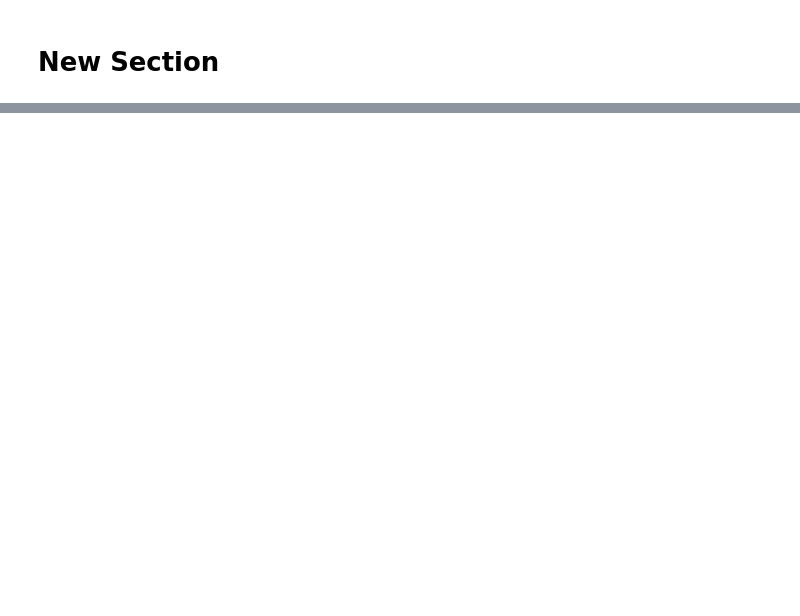
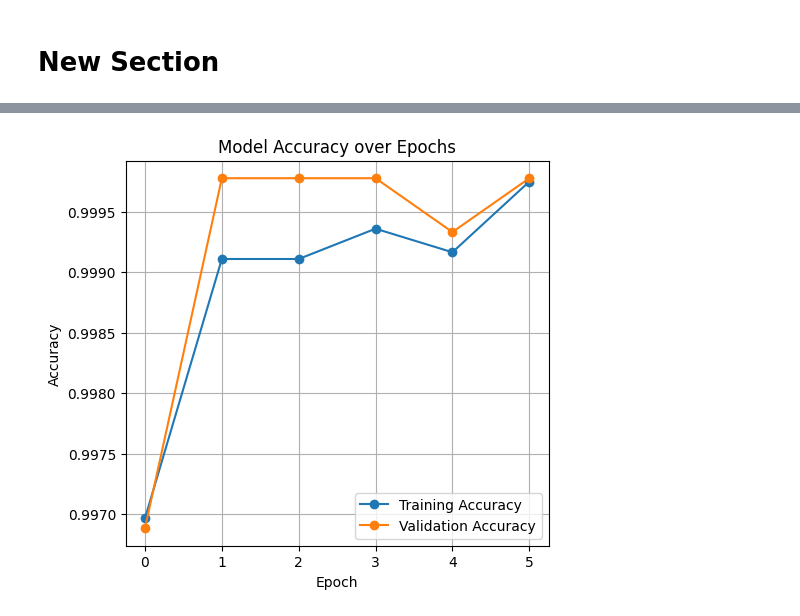
Before and after one commit to AnjanaGunarathna/DL_News_Detection, a Jupyter notebook: Fakenews.ipynb, the cells around one changed output, grey strips where cells are left out. Drawn from its saved outputs; the diff is of its cells as text; code cells hidden in the pictures; blank space fills up the shorter version.

```diff
--- a/Fakenews.ipynb
+++ b/Fakenews.ipynb
@@ -192,0 +195,12 @@ Cleaned ✅ 40, Failed ❌ 0
+# %%
+class_weights_arr = compute_class_weight(
+    class_weight='balanced',
+    classes=np.unique(y_train),
+    y=y_train
+)
+
+class_weights = {
+    int(cls): weight for cls, weight in zip(np.unique(y_train), class_weights_arr)
+}
+
+print("Class weights being used:", class_weights)
@@ -192,0 +209,14 @@ Cleaned ✅ 40, Failed ❌ 0
+# %%
+early_stop = tf.keras.callbacks.EarlyStopping(
+    monitor='val_loss',
+    patience=2,
+    restore_best_weights=True
+)
+
+history = model.fit(
+    train_dataset,
+    validation_data=val_dataset,
+    epochs=8,
+    callbacks=[early_stop],
+    class_weight=class_weights
+)
@@ -192,0 +263,21 @@ Cleaned ✅ 40, Failed ❌ 0
+# %%
+import matplotlib.pyplot as plt
+from sklearn.metrics import confusion_matrix, ConfusionMatrixDisplay
+
+# ===============================
+# 1. Plot Accuracy and Loss
+# ===============================
+
+plt.figure(figsize=(12,5))
+
+# Accuracy plot
+plt.subplot(1,2,1)
+plt.plot(history.history['accuracy'], label='Training Accuracy', marker='o')
+plt.plot(history.history['val_accuracy'], label='Validation Accuracy', marker='o')
+plt.title('Model Accuracy over Epochs')
+plt.xlabel('Epoch')
+plt.ylabel('Accuracy')
+plt.legend()
+plt.grid(True)
+# %% [output]
+[figure, added]
```
Also changed, not shown: parts of 26 cells of this notebook.
